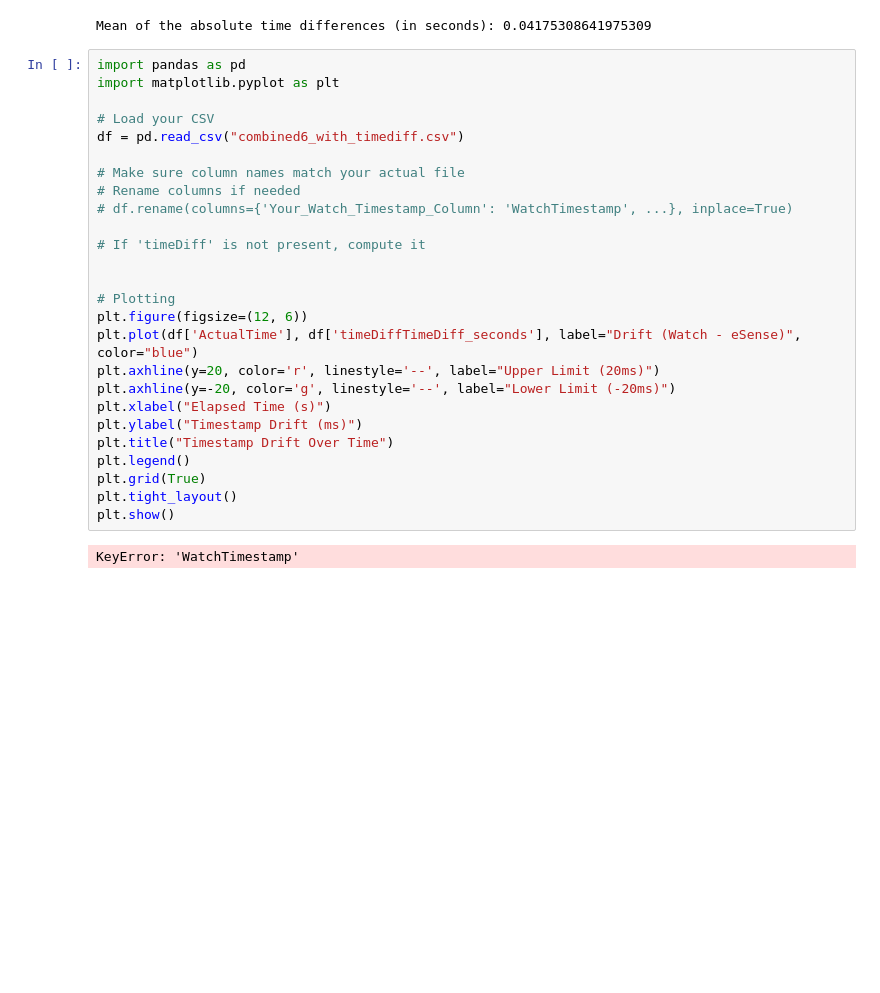
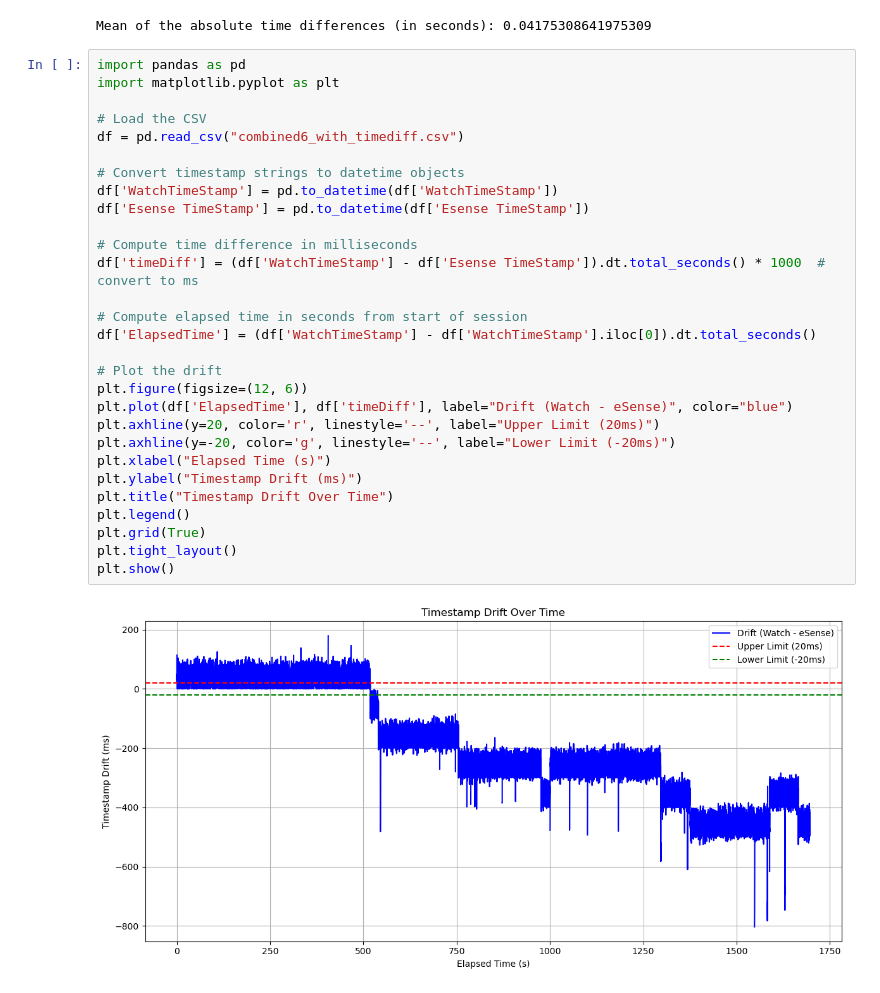
Before and after one commit to Arnavkode/Behavioural-Data-Analysis, a Jupyter notebook: plots/plot.ipynb, the cells around one changed output. Drawn from its saved outputs; the diff is of its cells as text; blank space fills up the shorter version.

```diff
--- a/plots/plot.ipynb
+++ b/plots/plot.ipynb
@@ -37,28 +37,31 @@ Mean of the absolute time differences (in seconds): 0.04175308641975309
 # %%
 import pandas as pd
 import matplotlib.pyplot as plt
 
-# Load your CSV
+# Load the CSV
 df = pd.read_csv("combined6_with_timediff.csv")
 
-# Make sure column names match your actual file
-# Rename columns if needed
-# df.rename(columns={'Your_Watch_Timestamp_Column': 'WatchTimestamp', ...}, inplace=True)
+# Convert timestamp strings to datetime objects
+df['WatchTimeStamp'] = pd.to_datetime(df['WatchTimeStamp'])
+df['Esense TimeStamp'] = pd.to_datetime(df['Esense TimeStamp'])
 
-# If 'timeDiff' is not present, compute it
+# Compute time difference in milliseconds
+df['timeDiff'] = (df['WatchTimeStamp'] - df['Esense TimeStamp']).dt.total_seconds() * 1000  # convert to ms
 
+# Compute elapsed time in seconds from start of session
+df['ElapsedTime'] = (df['WatchTimeStamp'] - df['WatchTimeStamp'].iloc[0]).dt.total_seconds()
 
-# Plotting
+# Plot the drift
 plt.figure(figsize=(12, 6))
-plt.plot(df['ActualTime'], df['timeDiffTimeDiff_seconds'], label="Drift (Watch - eSense)", color="blue")
+plt.plot(df['ElapsedTime'], df['timeDiff'], label="Drift (Watch - eSense)", color="blue")
 plt.axhline(y=20, color='r', linestyle='--', label="Upper Limit (20ms)")
 plt.axhline(y=-20, color='g', linestyle='--', label="Lower Limit (-20ms)")
 plt.xlabel("Elapsed Time (s)")
 plt.ylabel("Timestamp Drift (ms)")
 plt.title("Timestamp Drift Over Time")
 plt.legend()
 plt.grid(True)
 plt.tight_layout()
 plt.show()
 # %% [output]
-KeyError: 'WatchTimestamp'
+[figure, added]
```
Also changed, not shown: parts of 20 cells of this notebook, 32 other files.
